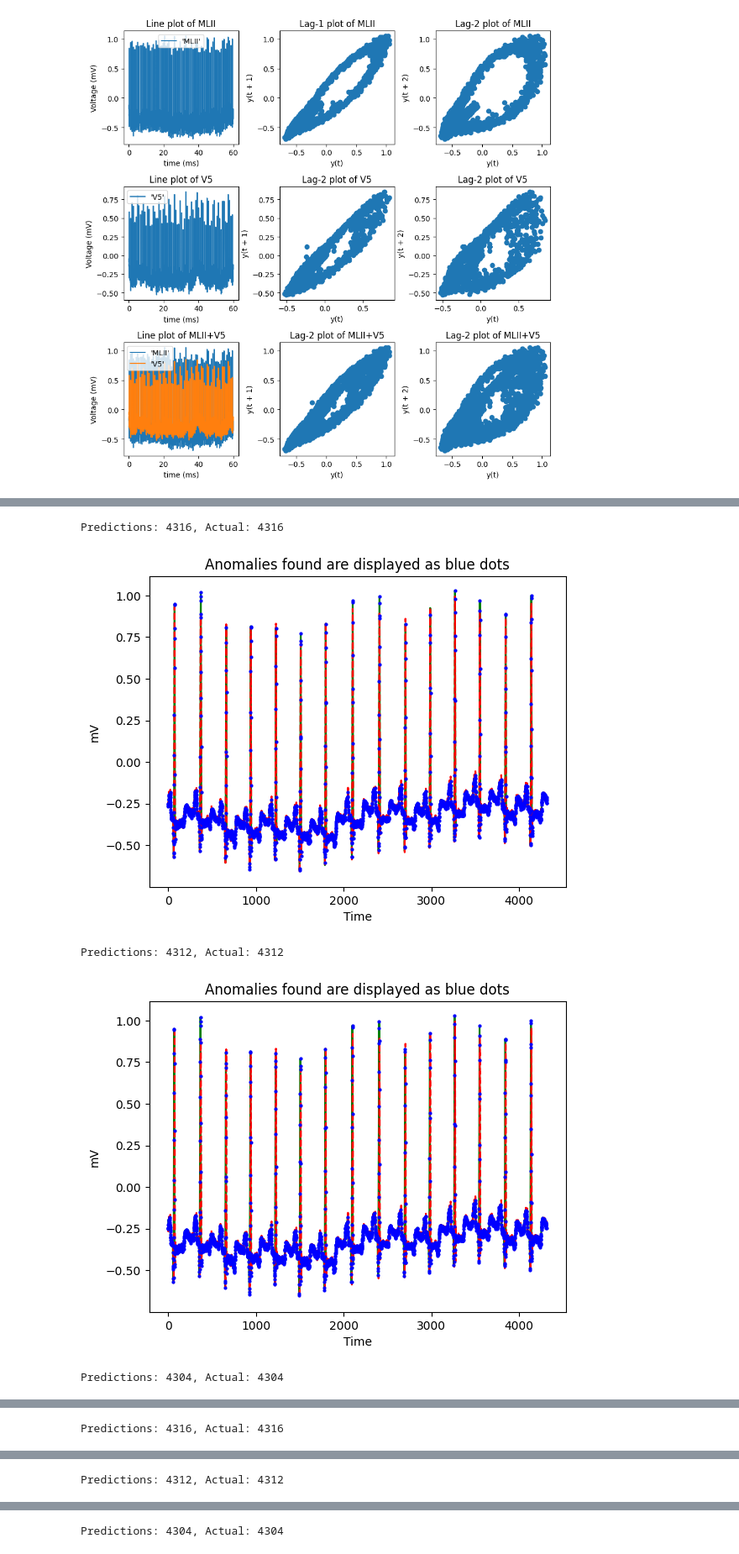
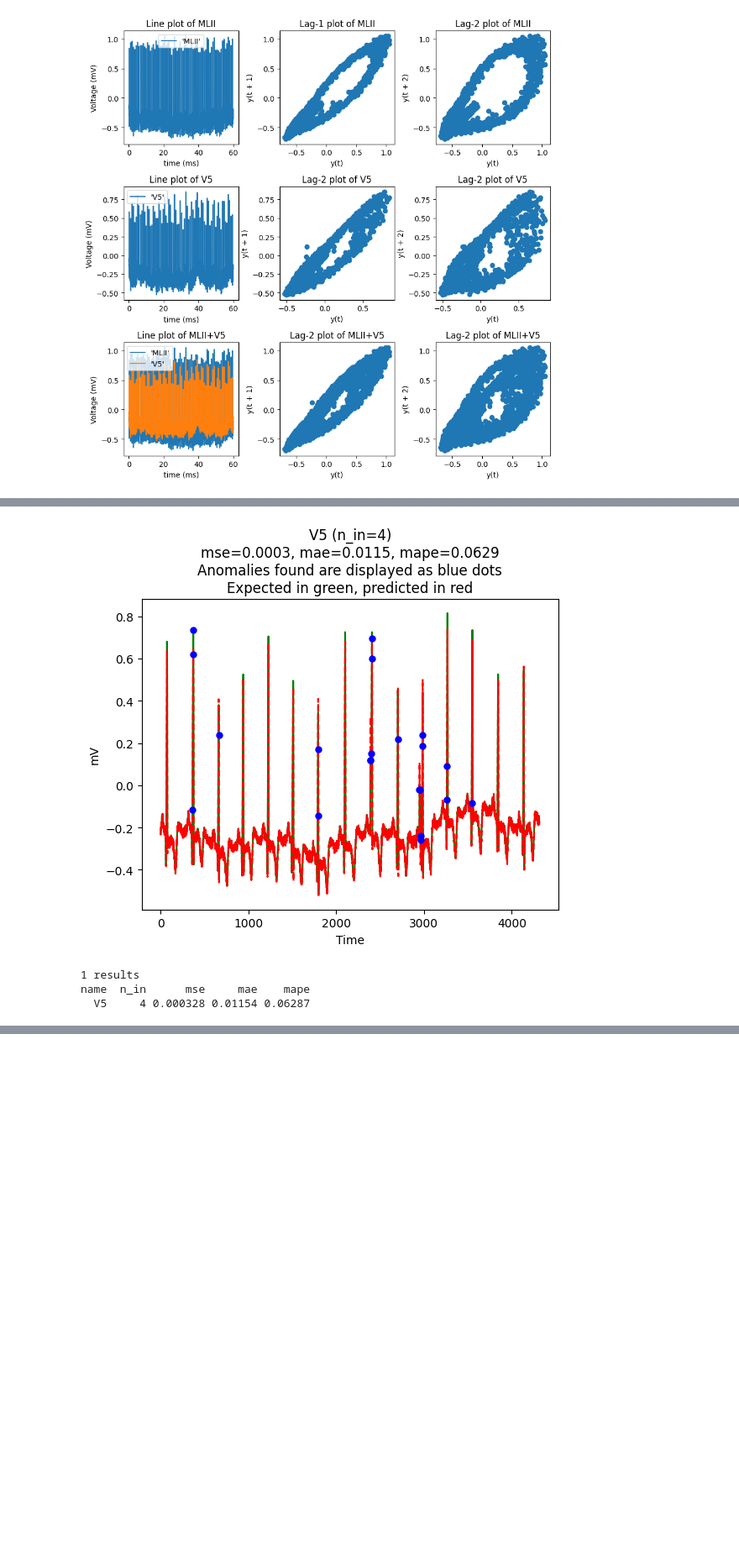
Before and after one commit to BeethovenKodar/IL2233-Project, a Jupyter notebook: 3-task.ipynb, the cells around one changed output, grey strips where cells are left out. Shown at 84% size. Cells and saved outputs as stored; diff of their text form; code cells hidden in the pictures; blank space fills up the shorter version.

```diff
--- a/3-task.ipynb
+++ b/3-task.ipynb
@@ -238,38 +250,39 @@ plt.show()
 
 N_IN = [4, 8, 16]
 N_OUT = 1
 
 datasets = [
-    Series(data[data.columns[0]].values, index=data.index, name='MLII'),
-    Series(data[data.columns[1]].values, index=data.index, name='V5')
+    Series(data[data.columns[1]].values, index=data.index, name='V5'),
+    Series(data[data.columns[0]].values, index=data.index, name='MLII')
 ]
 
 models = [
     Sequential([
         LSTM(100, activation='relu', input_shape=(n, 1)),
         Dense(1)
     ]) for n in N_IN
 ]
 for m in models:
     m.compile(optimizer='adam', loss='mse')
 
 results = DataFrame(columns=['name', 'n_in', 'mse', 'mae', 'mape'])
 for dataset in datasets:
     for i, model in enumerate(models):
         prediction, expected = predictdata(dataset, model, N_IN[i], N_OUT)
         mse = mean_squared_error(expected, prediction)
         mae = mean_absolute_error(expected, prediction)
         mape = mean_absolute_percentage_error(expected, prediction)
         results.loc[len(results)] = [dataset.name, N_IN[i], mse, mae, mape]
         title = f'{dataset.name} (n_in={N_IN[i]})\nmse={mse:.4f}, mae={mae:.4f}, mape={mape:.4f}'
-        find_and_plot_anomalies(Series(expected.squeeze()), Series(pred.squeeze()), title)
+        find_and_plot_anomalies(Series(expected.reshape(-1)), Series(prediction.reshape(-1)), title)
+        break
+    break
 
 
 print(f'\n{len(results)} results')
 print(results.to_string(index=False))
 # %% [output]
+[figure, new version]
-Predictions: 4316, Actual: 4316
+1 results
+name  n_in      mse     mae    mape
+  V5     4 0.000328 0.01154 0.06287
-[figure, old version]
-Predictions: 4312, Actual: 4312
-[figure, removed]
-Predictions: 4304, Actual: 4304
@@ -277 +288,0 @@ Predictions: 4304, Actual: 4304
-Predictions: 4316, Actual: 4316
@@ -279 +288,0 @@ Predictions: 4316, Actual: 4316
-Predictions: 4312, Actual: 4312
@@ -281 +288,0 @@ Predictions: 4312, Actual: 4312
-Predictions: 4304, Actual: 4304
```
Also changed, not shown: parts of 11 cells of this notebook.
